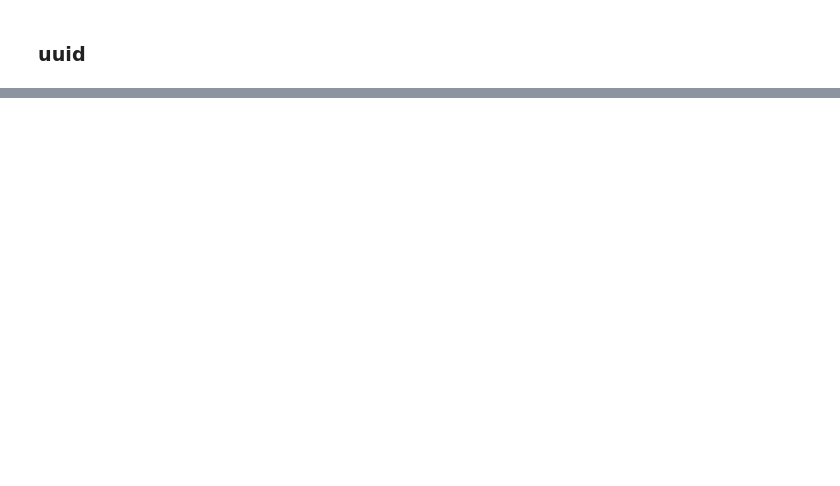
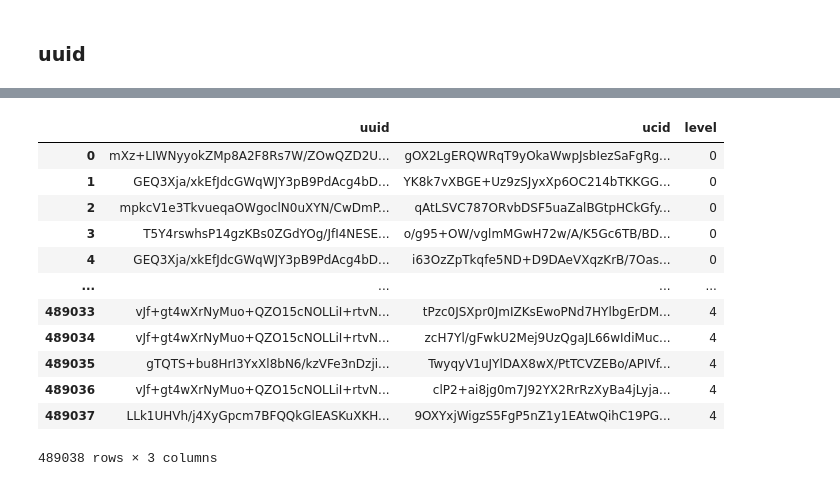
Before and after one commit to likweitan/Assessing-the-Readiness-of-HEI-in-Malaysia-to-Accept-Generation-Alpha, a Jupyter notebook: notebooks/1.3-data-exploration-log-problem.ipynb, the cells around one changed output, grey strips where cells are left out. Drawn from its saved outputs; the diff is of its cells as text; code cells hidden in the pictures; blank space fills up the shorter version.

```diff
--- a/notebooks/1.3-data-exploration-log-problem.ipynb
+++ b/notebooks/1.3-data-exploration-log-problem.ipynb
@@ -170,0 +240,18 @@ sns.barplot(log_problem_raw_df['uuid'], log_problem_raw_df['level'])
+# %%
+x = pd.pivot_table(log_problem_raw_df, index=['uuid','ucid'],
+                       values=['level'], aggfunc=max).sort_values('level').reset_index()
+x
+# %% [output]
+|  | uuid | ucid | level |
+| 0 | mXz+LIWNyyokZMp8A2F8Rs7W/ZOwQZD2U... | gOX2LgERQWRqT9yOkaWwpJsbIezSaFgRg... | 0 |
+| 1 | GEQ3Xja/xkEfJdcGWqWJY3pB9PdAcg4bD... | YK8k7vXBGE+Uz9zSJyxXp6OC214bTKKGG... | 0 |
+| 2 | mpkcV1e3TkvueqaOWgoclN0uXYN/CwDmP... | qAtLSVC787ORvbDSF5uaZalBGtpHCkGfy... | 0 |
+| 3 | T5Y4rswhsP14gzKBs0ZGdYOg/JfI4NESE... | o/g95+OW/vglmMGwH72w/A/K5Gc6TB/BD... | 0 |
+| 4 | GEQ3Xja/xkEfJdcGWqWJY3pB9PdAcg4bD... | i63OzZpTkqfe5ND+D9DAeVXqzKrB/7Oas... | 0 |
+| ... | ... | ... | ... |
+| 489033 | vJf+gt4wXrNyMuo+QZO15cNOLLiI+rtvN... | tPzc0JSXpr0JmIZKsEwoPNd7HYlbgErDM... | 4 |
+| 489034 | vJf+gt4wXrNyMuo+QZO15cNOLLiI+rtvN... | zcH7Yl/gFwkU2Mej9UzQgaJL66wIdiMuc... | 4 |
+| 489035 | gTQTS+bu8HrI3YxXl8bN6/kzVFe3nDzji... | TwyqyV1uJYlDAX8wX/PtTCVZEBo/APIVf... | 4 |
+| 489036 | vJf+gt4wXrNyMuo+QZO15cNOLLiI+rtvN... | clP2+ai8jg0m7J92YX2RrRzXyBa4jLyja... | 4 |
+| 489037 | LLk1UHVh/j4XyGpcm7BFQQkGlEASKuXKH... | 9OXYxjWigzS5FgP5nZ1y1EAtwQihC19PG... | 4 |
+489038 rows × 3 columns
```
Also changed, not shown: parts of 21 cells of this notebook, 2 other files.
